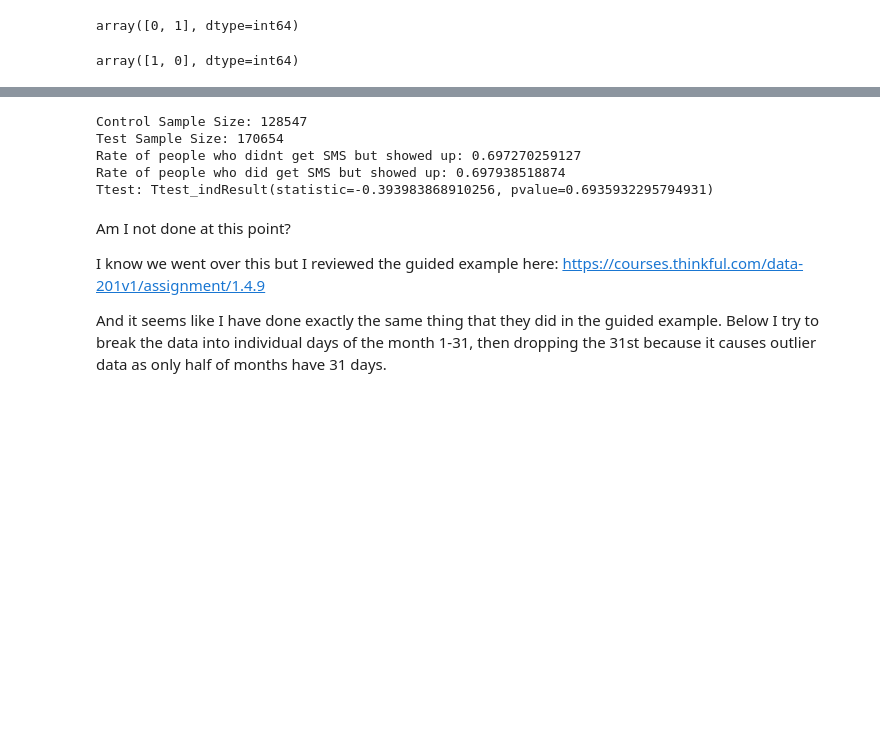
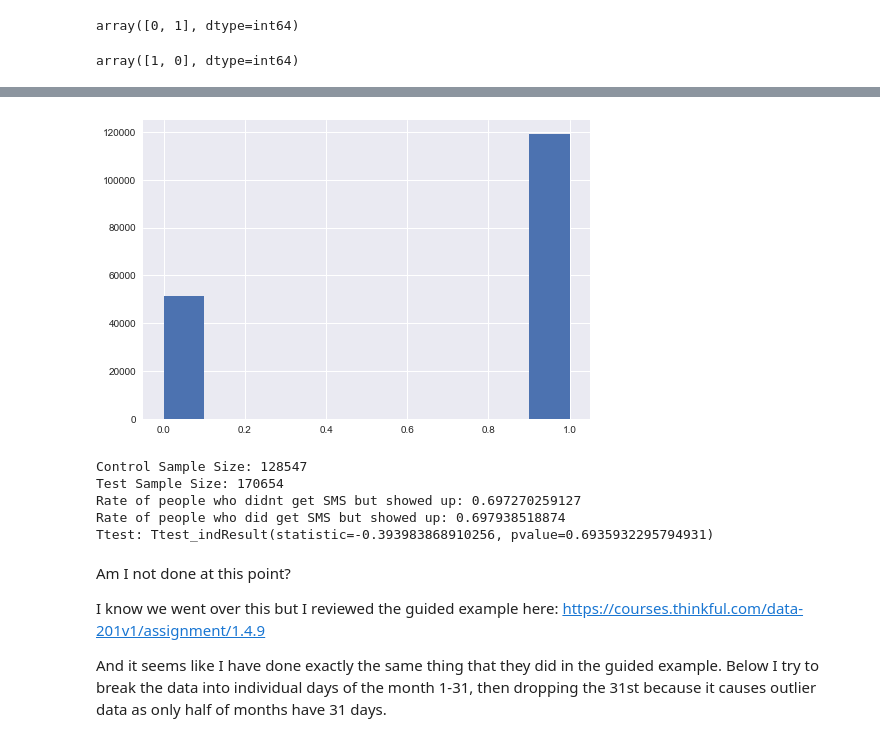
Before and after one commit to gurkpet/Thinkful-Lessons, a Jupyter notebook: Thinkful 1.5.1 - Narrative Analytics Capstone/MedAppointments.ipynb, the cells around one changed output, grey strips where cells are left out. Drawn from its saved outputs; the diff is of its cells as text; code cells hidden in the pictures; blank space fills up the shorter version.

```diff
--- a/Thinkful 1.5.1 - Narrative Analytics Capstone/MedAppointments.ipynb
+++ b/Thinkful 1.5.1 - Narrative Analytics Capstone/MedAppointments.ipynb
@@ -61,3 +68,8 @@ array([1, 0], dtype=int64)
+# %%
+plt.hist(df[df.Sms_Reminder == 1].Status)
+plt.show()
+# %% [output]
+[figure, added]
 # %%
 print('Control Sample Size:', len(df[df.Sms_Reminder == 0]))
 print('Test Sample Size:', len(df[df.Sms_Reminder == 1]))
```
Also changed, not shown: parts of 11 cells of this notebook.
